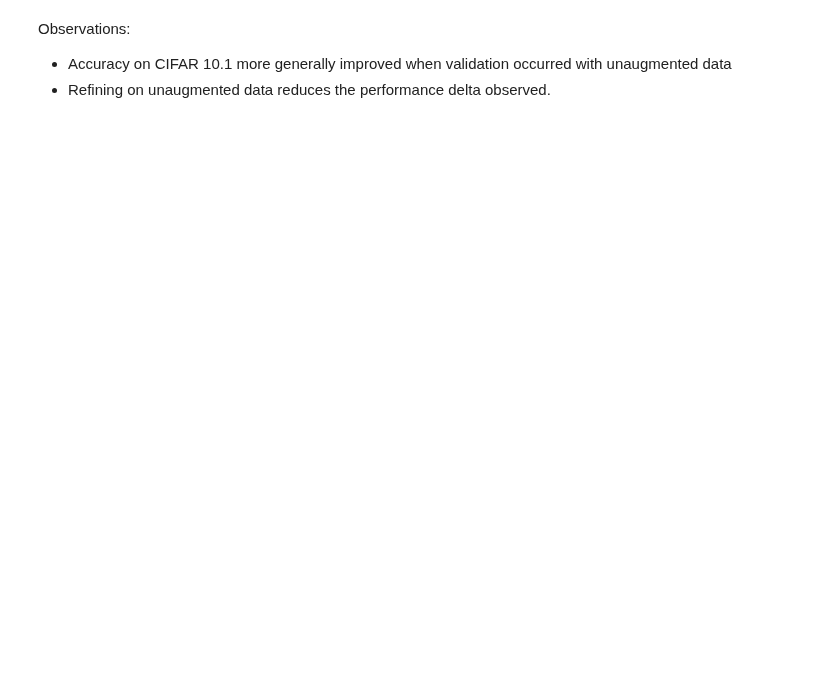
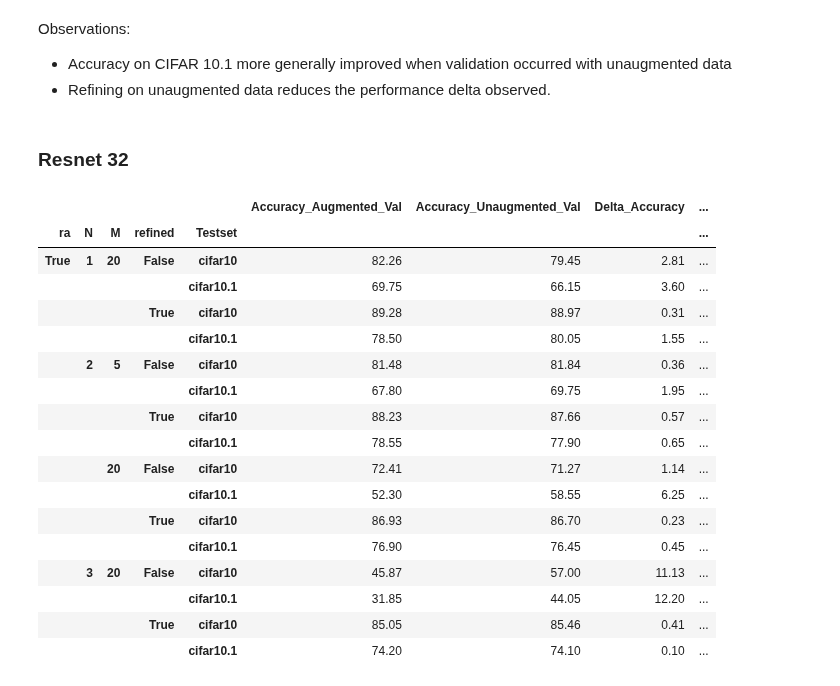
Before and after one commit to danzisar/w210-capstone, a Jupyter notebook: analysis/AugmentationValidationAnalysis.ipynb, the cells around one changed output. Cells and saved outputs as stored; diff of their text form; code cells hidden in the pictures; blank space fills up the shorter version.

```diff
--- a/analysis/AugmentationValidationAnalysis.ipynb
+++ b/analysis/AugmentationValidationAnalysis.ipynb
@@ -167,3 +180,31 @@ pass
 Observations:
   - Accuracy on CIFAR 10.1 more generally improved when validation occurred with unaugmented data
   - Refining on unaugmented data reduces the performance delta observed.
+# %% [markdown]
+### Resnet 32
+# %%
+# Filter the results to focus on densenet, the model the experiment was run on.
+df_resnet = df[df["Model"].str.contains('resnet_basic_32')]
+df_resnet = df_resnet[~df_resnet["Model"].str.contains('refined300')]
+
+df_resnet1 = compare_results(df_resnet)
+df_resnet1
+# %% [output]
+|  |  |  |  |  | Accuracy_Augmented_Val | Accuracy_Unaugmented_Val | Delta_Accuracy | ... |
+| ra | N | M | refined | Testset |  |  |  | ... |
+| True | 1 | 20 | False | cifar10 | 82.26 | 79.45 | 2.81 | ... |
+|  |  |  |  | cifar10.1 | 69.75 | 66.15 | 3.60 | ... |
+|  |  |  | True | cifar10 | 89.28 | 88.97 | 0.31 | ... |
+|  |  |  |  | cifar10.1 | 78.50 | 80.05 | 1.55 | ... |
+|  | 2 | 5 | False | cifar10 | 81.48 | 81.84 | 0.36 | ... |
+|  |  |  |  | cifar10.1 | 67.80 | 69.75 | 1.95 | ... |
+|  |  |  | True | cifar10 | 88.23 | 87.66 | 0.57 | ... |
+|  |  |  |  | cifar10.1 | 78.55 | 77.90 | 0.65 | ... |
+|  |  | 20 | False | cifar10 | 72.41 | 71.27 | 1.14 | ... |
+|  |  |  |  | cifar10.1 | 52.30 | 58.55 | 6.25 | ... |
+|  |  |  | True | cifar10 | 86.93 | 86.70 | 0.23 | ... |
+|  |  |  |  | cifar10.1 | 76.90 | 76.45 | 0.45 | ... |
+|  | 3 | 20 | False | cifar10 | 45.87 | 57.00 | 11.13 | ... |
+|  |  |  |  | cifar10.1 | 31.85 | 44.05 | 12.20 | ... |
+|  |  |  | True | cifar10 | 85.05 | 85.46 | 0.41 | ... |
+|  |  |  |  | cifar10.1 | 74.20 | 74.10 | 0.10 | ... |
```
Also changed, not shown: parts of 14 cells of this notebook.
